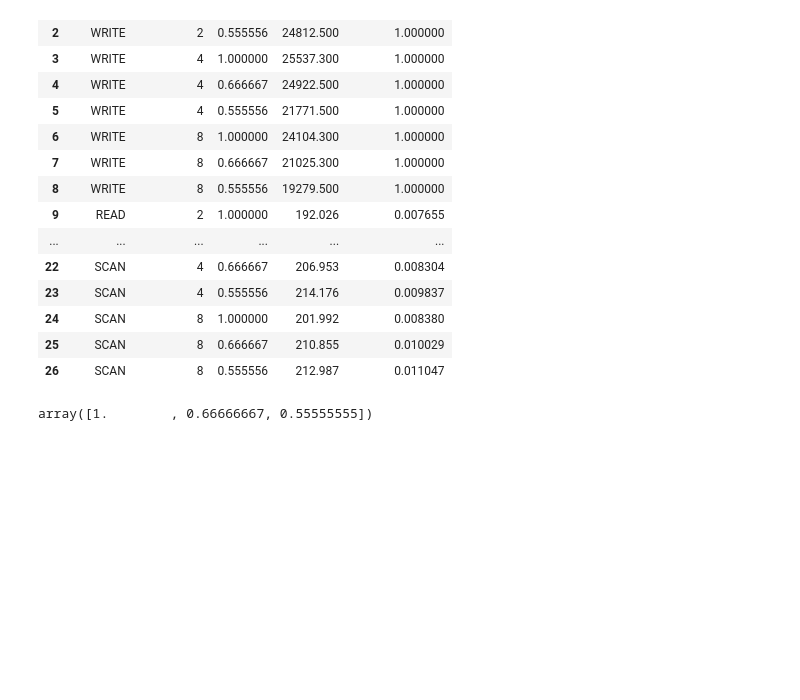
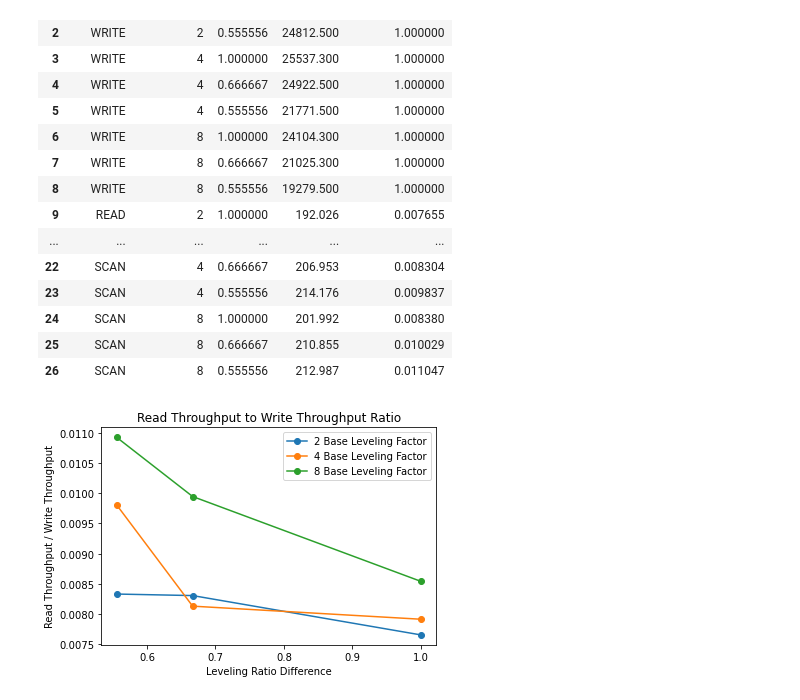
Before and after one commit to reznikovl/YCSB-cpp, a Jupyter notebook: test_generate.ipynb, the cells around one changed output. Drawn from its saved outputs; the diff is of its cells as text; code cells hidden in the pictures; blank space fills up the shorter version.

```diff
--- a/test_generate.ipynb
+++ b/test_generate.ipynb
@@ -107,8 +107,15 @@ data2
 | 24 | SCAN | 8 | 1.000000 | 201.992 | 0.008380 |
 | 25 | SCAN | 8 | 0.666667 | 210.855 | 0.010029 |
 | 26 | SCAN | 8 | 0.555556 | 212.987 | 0.011047 |
-# %%
-for base in data2[""]
-for rat in data2["Ratio"].unique():
-# %% [output]
-array([1.        , 0.66666667, 0.55555555])
+# %%
+for base in data2["Base Factor"].unique():
+    curr_data = data2[data2["Base Factor"] == base]
+    curr_data = curr_data[curr_data["Operation"] == "READ"]
+    plt.plot(curr_data["Ratio"], curr_data["Read/Write Ratio"], marker='o')
+plt.legend([str(i) + " Base Leveling Factor" for i in data2["Base Factor"].unique()])
+plt.xlabel("Leveling Ratio Difference")
+plt.ylabel("Read Throughput / Write Throughput")
+plt.title("Read Throughput to Write Throughput Ratio")
+plt.show()
+# %% [output]
+[figure, added]
```
Also changed, not shown: parts of 11 cells of this notebook, 9 other files.
